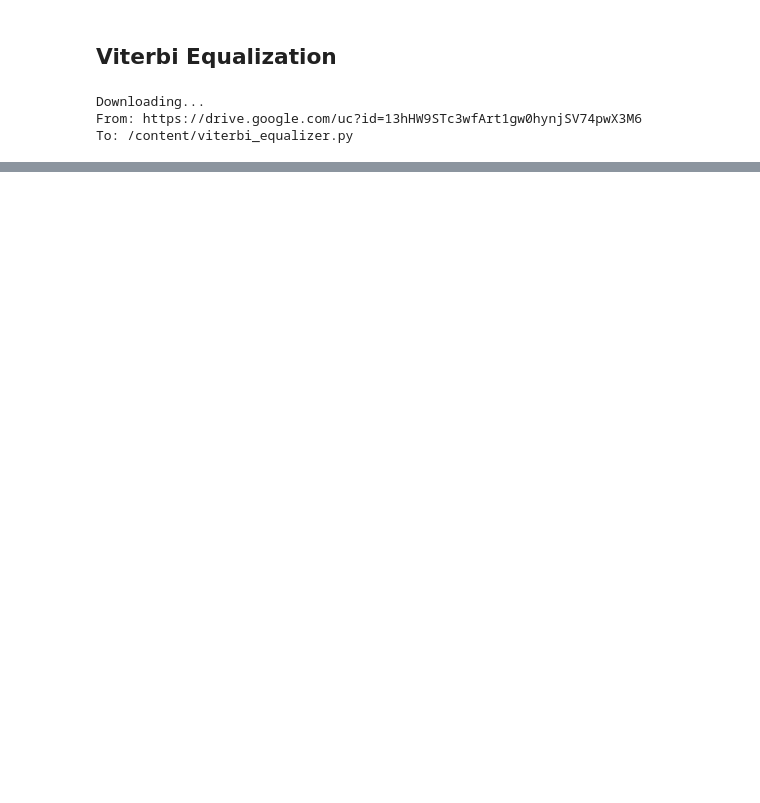
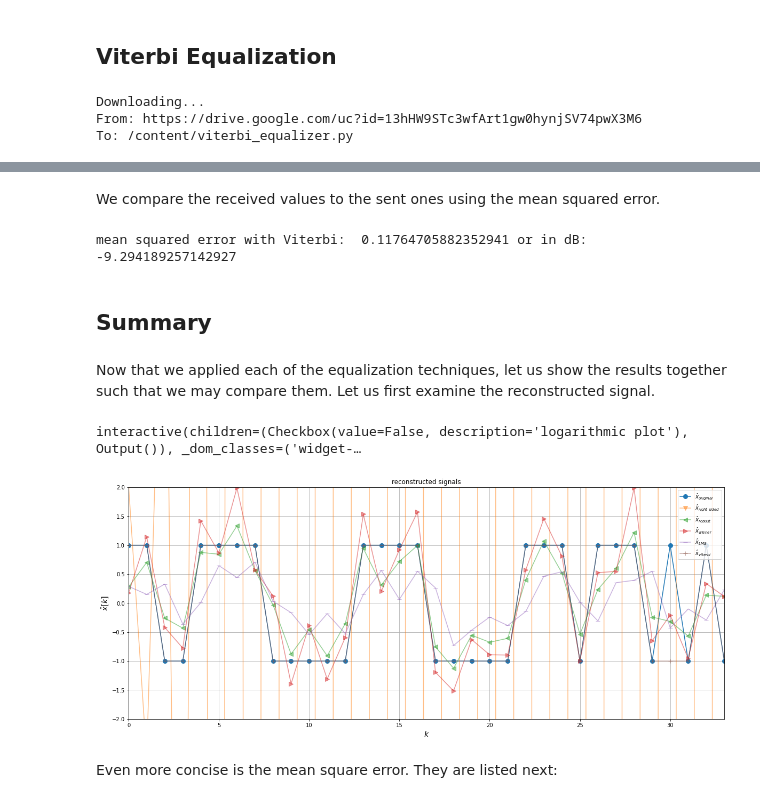
Before and after one commit to huesseol/DSSP-Illustrations, a Jupyter notebook: Equalization_Comparison.ipynb, the cells around one changed output, grey strips where cells are left out. Saved outputs shown, nothing was run; the diff lists cells and outputs as text; code cells hidden in the pictures; blank space fills up the shorter version.

```diff
--- a/Equalization_Comparison.ipynb
+++ b/Equalization_Comparison.ipynb
@@ -73,0 +242,3 @@ Now that the problem has been set up, let us go on and try to perform different
+# %%
+x_wiener = robust_equalizer.x_hat(yG)
+print(x_wiener)
@@ -147,6 +326,6 @@ g_final = G[-1]
 # %% [markdown]
 Now that we trained the coefficients using LMS let us perform the estimation on the actual received signal $Y$.
 # %%
-x_lms = np.convolve(yG, g_final)
+x_lms = np.convolve(yG, g_lms_final)
 x_lms = x_lms[:len(yG)]
 print(x_lms)
@@ -171,0 +366,54 @@ print(x_viterbi)
+# %% [markdown]
+We compare the received values to the sent ones using the mean squared error.
+# %%
+MSE_VITERBI = np.square(np.subtract(x_viterbi, xG)).mean()
+MSE_VITERBI_dB = 10*np.log10(MSE_VITERBI)
+print("mean squared error with Viterbi: ", MSE_VITERBI, "or in dB: ", MSE_VITERBI_dB)
+# %% [output]
+mean squared error with Viterbi:  0.11764705882352941 or in dB:  -9.294189257142927
+# %% [markdown]
+## Summary
+# %% [markdown]
+Now that we applied each of the equalization techniques, let us show the results together such that we may compare them. Let us first examine the reconstructed signal.
+# %%
+def update_parameters(logPlot):
+  global logPlotG
+  logPlotG = logPlot
+
+widgets.interact(update_parameters,
+  logPlot = widgets.Checkbox(
+    value=False,
+    description='logarithmic plot')
+);
+# %% [output]
+interactive(children=(Checkbox(value=False, description='logarithmic plot'), Output()), _dom_classes=('widget-…
+# %%
+fig = plt.figure(figsize=(20, 8))
+
+plt.grid()
+plt.title('reconstructed signals')
+plt.xlabel('$k$', fontsize=14)
+plt.ylabel('$\hat{x}[k]$', fontsize=14)
+if logPlotG == False:
+  plt.axis([0, len(xG)-1, 2*min(xG), 2*max(xG)])
+  plt.plot(xG, alpha=1, marker='o', markersize=8);
+  plt.plot(x_right_sided, alpha=0.5, marker='v', markersize=8);
+  plt.plot(x_robust, alpha=0.5, marker='<', markersize=8);
+  plt.plot(x_wiener, alpha=0.5, marker='>', markersize=8);
+  plt.plot(x_lms, alpha=0.5, marker='_', markersize=8);
+  plt.plot(x_viterbi, alpha=0.5, marker='+', markersize=8);
+
+else:
+  plt.semilogy(xG, alpha=1, marker='o', markersize=8);
+  plt.semilogy(x_right_sided, alpha=0.5, marker='v', markersize=8);
+  plt.semilogy(x_robust, alpha=0.5, marker='<', markersize=8);
+  plt.semilogy(x_wiener, alpha=0.5, marker='>', markersize=8);
+  plt.semilogy(x_lms, alpha=0.5, marker='_', markersize=8);
+  plt.semilogy(x_viterbi, alpha=0.5, marker='+', markersize=8);
+
+
+plt.legend(['$\hat{x}_{original}$', '$\hat{x}_{right\ sided}$', '$\hat{x}_{robust}$', '$\hat{x}_{wiener}$', '$\hat{x}_{LMS}$', '$\hat{x}_{viterbi}$']);
+# %% [output]
+[figure, added]
+# %% [markdown]
+Even more concise is the mean square error. They are listed next:
```
Also changed, not shown: parts of 39 cells of this notebook.
